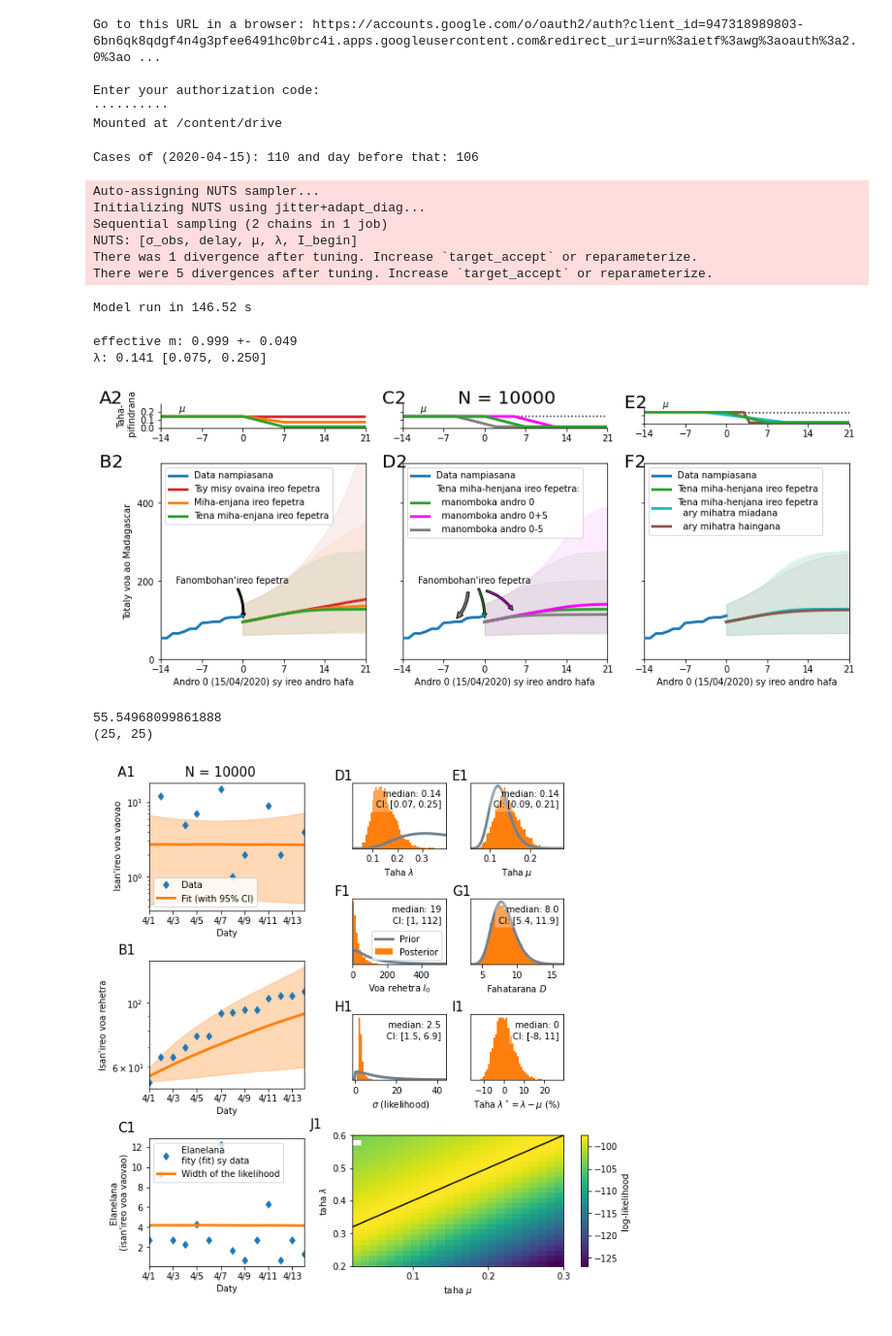
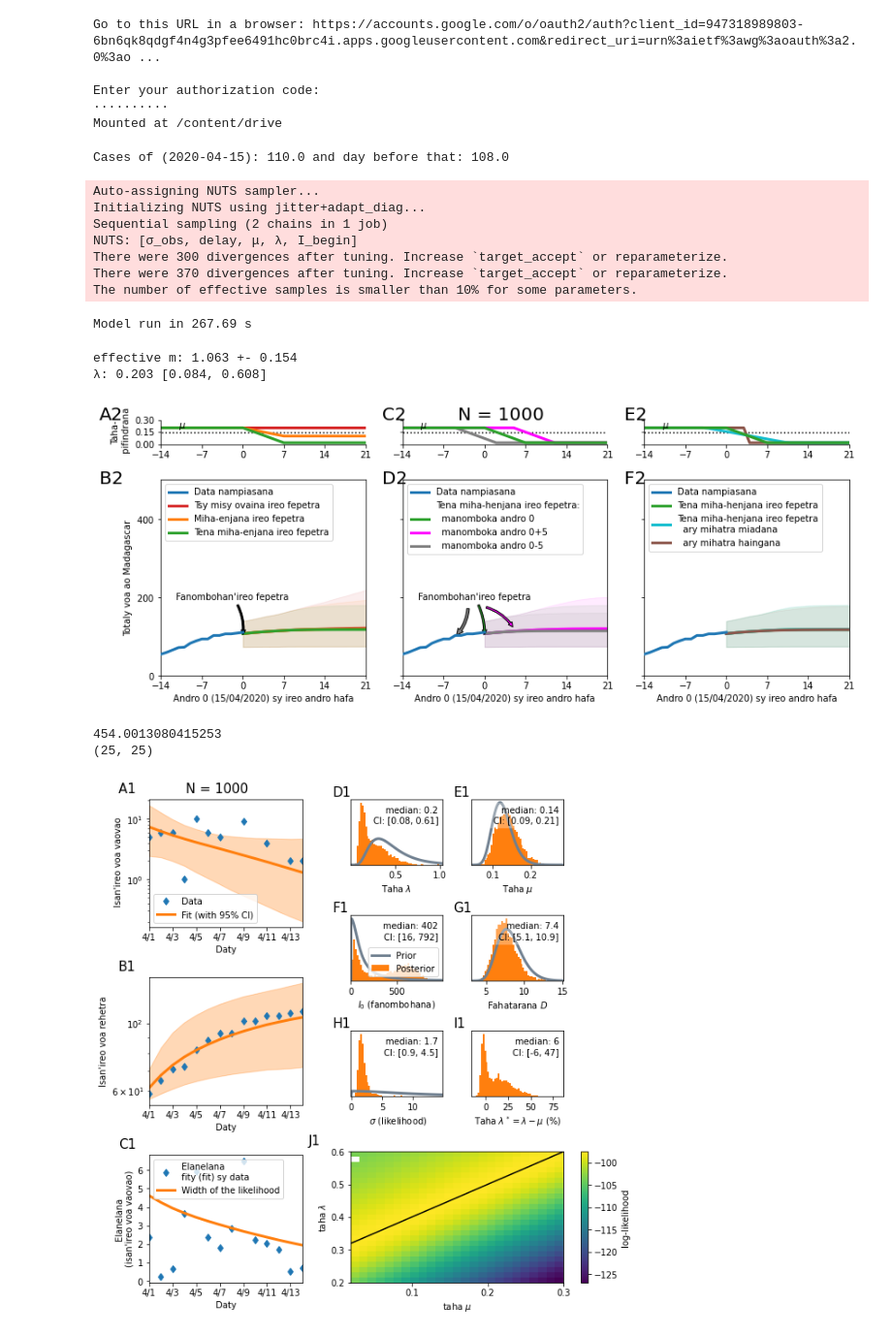
Before and after one commit to herysedra/covid19-mankaiza-clone, a Jupyter notebook: scripts/paper/ccomdg_N.ipynb, the cells around one changed output. Shown at 97% size. Saved outputs shown, nothing was run; the diff lists cells and outputs as text; code cells hidden in the pictures.

```diff
--- a/scripts/paper/ccomdg_N.ipynb
+++ b/scripts/paper/ccomdg_N.ipynb
@@ -88,7 +88,7 @@ date_formatted_begin = format_date(date_data_begin)
 date_formatted_end = format_date(date_data_end)
 
 
-cases_obs =  np.array(who_cases_mdg.loc[date_formatted_begin:date_formatted_end, 'Total cases'])
+cases_obs =  np.array(cco_cases_mdg.loc[date_formatted_begin:date_formatted_end, 'confirmes tvm'])
 #cases_obs = np.concatenate([np.nan*np.ones(diff_data_sim), cases_obs])
 
 """
@@ -109,7 +109,7 @@ num_days = (date_data_end - date_begin_sim).days
 #
 date_today = date_data_end + datetime.timedelta(days=1)
 # %% [output]
-Cases of (2020-04-15): 110 and day before that: 106
+Cases of (2020-04-15): 110.0 and day before that: 108.0
 # %%
 
 # ------------------------------------------------------------------------------ #
@@ -154,7 +154,7 @@ with pm.Model() as model:
     # prior of the error of observed cases
     σ_obs = pm.HalfCauchy("σ_obs", beta=10)
 
-    N_tana = 1e4
+    N_tana = 1e3
 
     """
     Mahasedra & Joely: Prior distributions of the simple model's parameters
@@ -481,9 +481,10 @@ Auto-assigning NUTS sampler...
 Initializing NUTS using jitter+adapt_diag...
 Sequential sampling (2 chains in 1 job)
 NUTS: [σ_obs, delay, μ, λ, I_begin]
-There was 1 divergence after tuning. Increase `target_accept` or reparameterize.
-There were 5 divergences after tuning. Increase `target_accept` or reparameterize.
+There were 300 divergences after tuning. Increase `target_accept` or reparameterize.
+There were 370 divergences after tuning. Increase `target_accept` or reparameterize.
+The number of effective samples is smaller than 10% for some parameters.
-Model run in 146.52 s
+Model run in 267.69 s
 # %%
 legends_lang = {
     "english": [
@@ -521,8 +522,8 @@ obs_cases_labels = ['new_cases_no_change', 'new_cases_soc_dist',
 
 # label the variables related to the new_cases_inferred
 
-cases_obs_to_plot = np.array(who_cases_mdg.loc[date_formatted_begin:date_formatted_end, 'Total cases'])
-cases_obs_to_plot_future = np.array(who_cases_mdg.loc[date_formatted_begin:date_formatted_end, 'Total cases'])
+cases_obs_to_plot = np.array(cco_cases_mdg.loc[date_formatted_begin:date_formatted_end, 'confirmes tvm'])
+cases_obs_to_plot_future = np.array(cco_cases_mdg.loc[date_formatted_begin:date_formatted_end, 'confirmes tvm'])
 
 
 def return_obs_cases_future(trace):
@@ -751,7 +752,7 @@ for lang, legends_list in legends_lang.items():
     # ax.legend(loc='lower left')
     ax.set_xticks([-14, -7, 0, 7, 14, 21])
     ax.set_ylim(0, 0.3)
-    ax.set_yticks([0, 0.1, 0.2])
+    ax.set_yticks([0, 0.15, 0.3])
     ax.set_xlim(-14, 21)
     ax.set_aspect(14, adjustable="box")
     ax.text(-0.3, 0.98, "A2", transform=ax.transAxes, size=20)
@@ -810,12 +811,12 @@ for lang, legends_list in legends_lang.items():
     # ax.legend(loc='lower left')
     ax.set_xticks([-14, -7, 0, 7, 14, 21])
     #ax.set_yticks([0, 0.5, 1.0])
-    ax.set_yticks([0, 0.1, 0.2])
+    ax.set_yticks([0, 0.15, 0.3])
     ax.tick_params(labelleft=False)
     ax.set_ylim(0, 0.3)
     ax.set_xlim(-14, 21)
     ax.set_aspect(14, adjustable="box")
-    ax.text(-0.1, 0.98, "C2         N = 10000", transform=ax.transAxes, size=20)
+    ax.text(-0.1, 0.98, "C2         N = 1000", transform=ax.transAxes, size=20)
     ax.text(-11, 0.2, "$\mu$", transform=ax.transData, size=10)
 
     ax.spines['right'].set_visible(False)
@@ -871,9 +872,9 @@ for lang, legends_list in legends_lang.items():
     # ax.set_xlabel("days from now")
     # ax.legend(loc='lower left')
     ax.set_xticks([-14, -7, 0, 7, 14, 21])
-    ax.set_yticks([0, 0.1, 0.2])
+    ax.set_yticks([0, 0.15, 0.3])
     ax.tick_params(labelleft=False)
-    ax.set_ylim(0, 0.2)
+    ax.set_ylim(0, 0.3)
     ax.set_xlim(-14, 21)
     ax.set_aspect(14, adjustable="box")
     ax.text(-0.1, 0.98, "E2", transform=ax.transAxes, size=20)
@@ -889,16 +890,16 @@ for lang, legends_list in legends_lang.items():
     fig.subplots_adjust(wspace=-.1)
     fig.tight_layout()
     fig.savefig(
-        path_to_save + "sar2cco10000.png".format(lang), dpi=300
+        path_to_save + "2cco1000.png".format(lang), dpi=300
     )
-    # fig.savefig(path_to_save + "sar2cco10000.pdf")
+    # fig.savefig(path_to_save + "2cco1000.pdf")
 
 print('effective m: {:.3f} +- {:.3f}'.format(1+np.median(trace.λ - trace.μ), np.std(trace.λ - trace.μ)))
 print('λ: {:.3f} [{:.3f}, {:.3f}]'.format(np.median(trace.λ), *np.percentile(trace.λ, q=(2.5, 97.5))))
 # %% [output]
-effective m: 0.999 +- 0.049
-λ: 0.141 [0.075, 0.250]
+effective m: 1.063 +- 0.154
+λ: 0.203 [0.084, 0.608]
-[figure, old version]
+[figure, new version]
 # %%
 def truncate_number(number, precision):
     number = round(number, ndigits = precision)
@@ -962,7 +963,7 @@ ax.set_yscale('log')
 ax.set_ylabel(" Isan'ireo voa vaovao")
 ax.set_xlabel('Daty')
 ax.legend()
-ax.text(pos_letter[0], pos_letter[1], "A1            N = 10000", transform=ax.transAxes, size=letter_size)
+ax.text(pos_letter[0], pos_letter[1], "A1            N = 1000", transform=ax.transAxes, size=letter_size)
 #mifarana eto Sar. A1
 
 #manomboka eto Sar. B1
@@ -1136,34 +1137,34 @@ for row in matrix:
 #fig, ax1 = plt.subplots(1,1)
 #im = ax1.imshow(im_mat, origin='lower', extent=[0.02, 0.3, 0.2, 0.6], aspect=0.5)
 #plt.colorbar()
 #heatmap = ax.imshow(im_mat, origin='lower', extent=[0.02, 0.3, 0.2, 0.6], aspect=0.71)
 #heatmap = ax.imshow(im_mat, origin='lower', extent=[0.02, 0.3, 0.2, 0.6])
 heatmap = ax.imshow(im_mat,origin='lower',extent=[0.02, 0.3, 0.2, 0.6], aspect='auto')
 pos = ax.get_position()
 #cbaxes = fig.add_axes([0.43, pos.y0, 0.02, pos.y1-pos.y0])
 #cbar = fig.colorbar(heatmap, cbaxes)
 #cbar.set_label('log-likelihood')
 ax.plot(μ_arr, μ_arr+0.30, color='black')
 cbar = plt.colorbar(heatmap)
 cbar.set_label('log-likelihood')
 ax.set_ylabel('taha $\lambda$')
 ax.set_xlabel('taha $\mu$')
 ax.text(pos_letter[0], pos_letter[1], "J1", transform=ax.transAxes, size=letter_size)
 #ax.set_anchor('NW')
 
 #Removes ylabels from D-I
 ax_params = [ax_param_infection,ax_param_recovery, ax_param_effective_rate, ax_param_delay,ax_param_width,ax_param_izero]
 for ax in ax_params:
   ax.set_yticks([], [])
   ax.set_ylabel('')
 
 #gs.update(wspace=0.9, hspace=0.9)
 #gs.update()
 #plt.tight_layout()
 
-plt.savefig(path_to_save+'sar1cc10000.png')
-# plt.savefig(path_to_save+'sar1ccomdg.pdf')
+plt.savefig(path_to_save+'1cco1000.png')
+# plt.savefig(path_to_save+'1cco1000.pdf')
 # %% [output]
-55.54968099861888
+454.0013080415253
 (25, 25)
-[figure, old version]
+[figure, new version]
```
